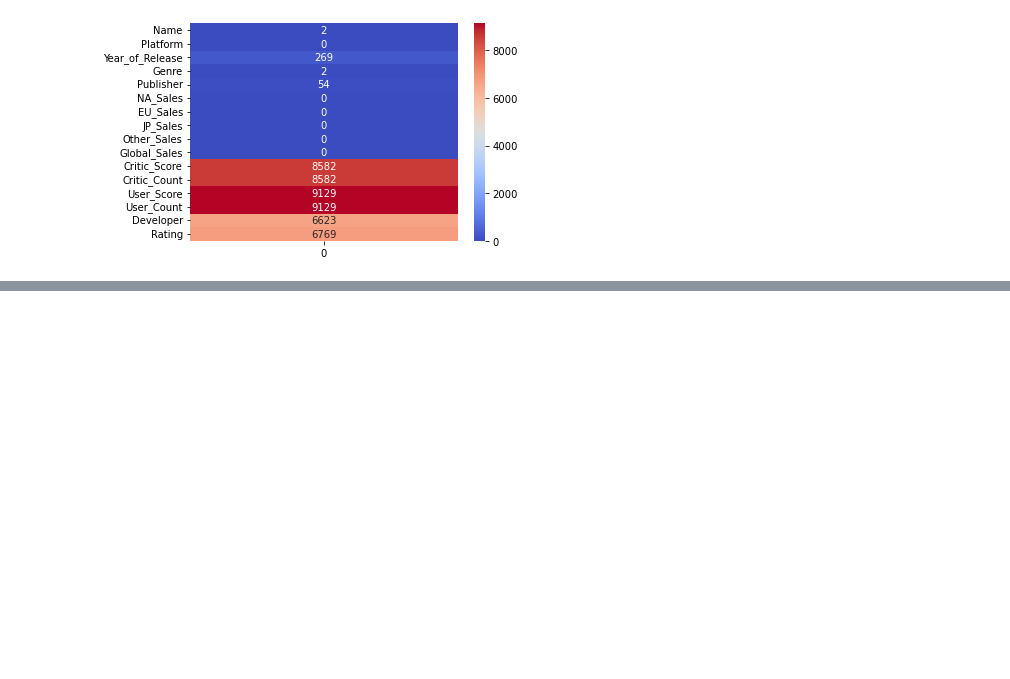
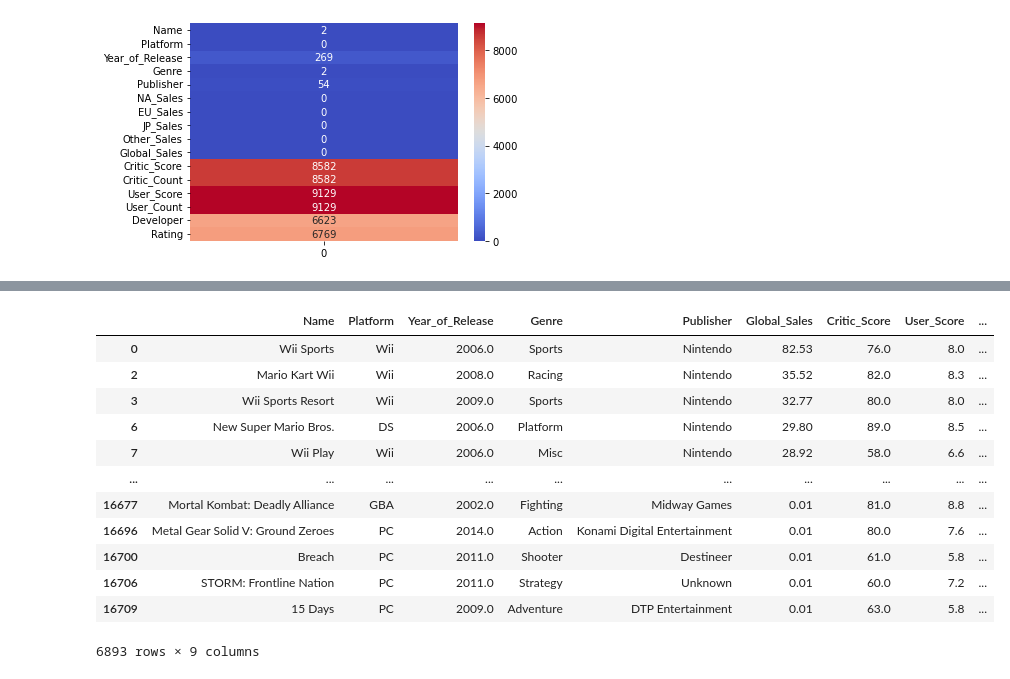
Before and after one commit to mcslender97/project-4-video-games, a Jupyter notebook: project-4.ipynb, the cells around one changed output, grey strips where cells are left out. Cells and saved outputs as stored; diff of their text form; code cells hidden in the pictures; blank space fills up the shorter version.

Commit message:
Cleaned and exported the video games data Phase 1

```diff
--- a/project-4.ipynb
+++ b/project-4.ipynb
@@ -84,0 +104,18 @@ sns.heatmap(null_df,annot=True,cmap='coolwarm',fmt='g')
+# %%
+#Drop the null values containing rows from the df_2
+df_3=df_2.dropna()
+df_3
+# %% [output]
+|  | Name | Platform | Year_of_Release | Genre | Publisher | Global_Sales | Critic_Score | User_Score | ... |
+| 0 | Wii Sports | Wii | 2006.0 | Sports | Nintendo | 82.53 | 76.0 | 8.0 | ... |
+| 2 | Mario Kart Wii | Wii | 2008.0 | Racing | Nintendo | 35.52 | 82.0 | 8.3 | ... |
+| 3 | Wii Sports Resort | Wii | 2009.0 | Sports | Nintendo | 32.77 | 80.0 | 8.0 | ... |
+| 6 | New Super Mario Bros. | DS | 2006.0 | Platform | Nintendo | 29.80 | 89.0 | 8.5 | ... |
+| 7 | Wii Play | Wii | 2006.0 | Misc | Nintendo | 28.92 | 58.0 | 6.6 | ... |
+| ... | ... | ... | ... | ... | ... | ... | ... | ... | ... |
+| 16677 | Mortal Kombat: Deadly Alliance | GBA | 2002.0 | Fighting | Midway Games | 0.01 | 81.0 | 8.8 | ... |
+| 16696 | Metal Gear Solid V: Ground Zeroes | PC | 2014.0 | Action | Konami Digital Entertainment | 0.01 | 80.0 | 7.6 | ... |
+| 16700 | Breach | PC | 2011.0 | Shooter | Destineer | 0.01 | 61.0 | 5.8 | ... |
+| 16706 | STORM: Frontline Nation | PC | 2011.0 | Strategy | Unknown | 0.01 | 60.0 | 7.2 | ... |
+| 16709 | 15 Days | PC | 2009.0 | Adventure | DTP Entertainment | 0.01 | 63.0 | 5.8 | ... |
+6893 rows × 9 columns
```
Also changed, not shown: parts of 2 cells of this notebook, 1 other file.
